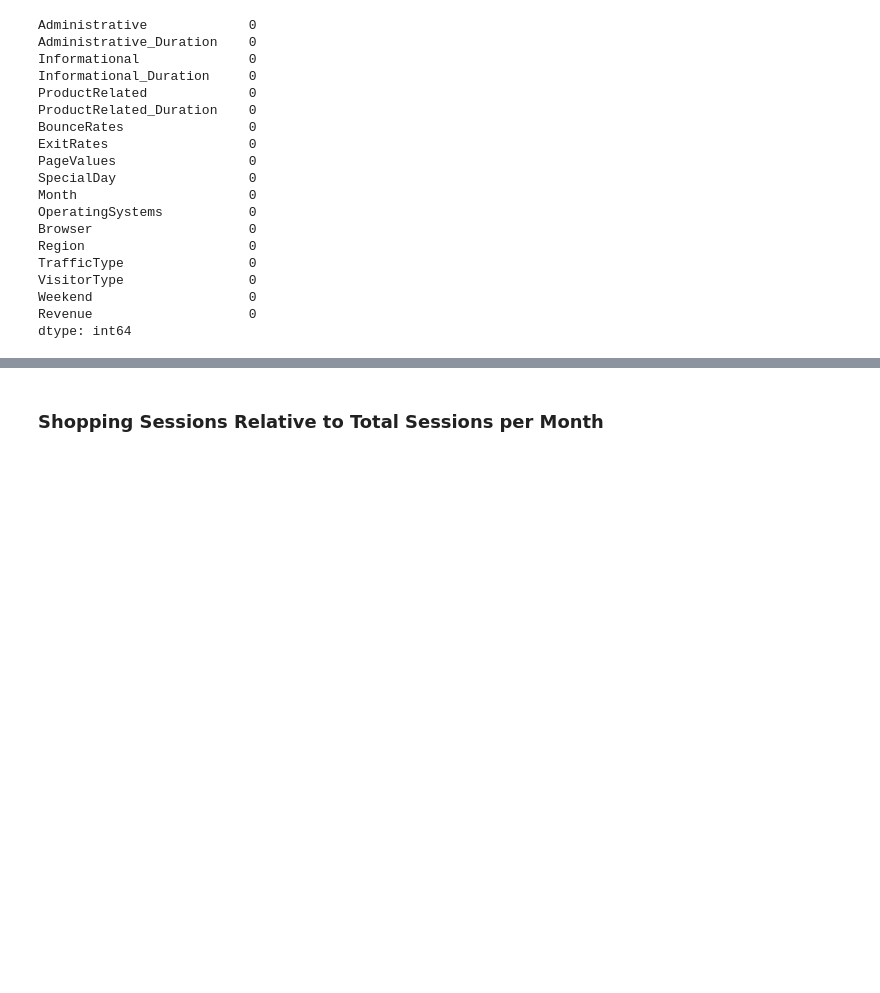
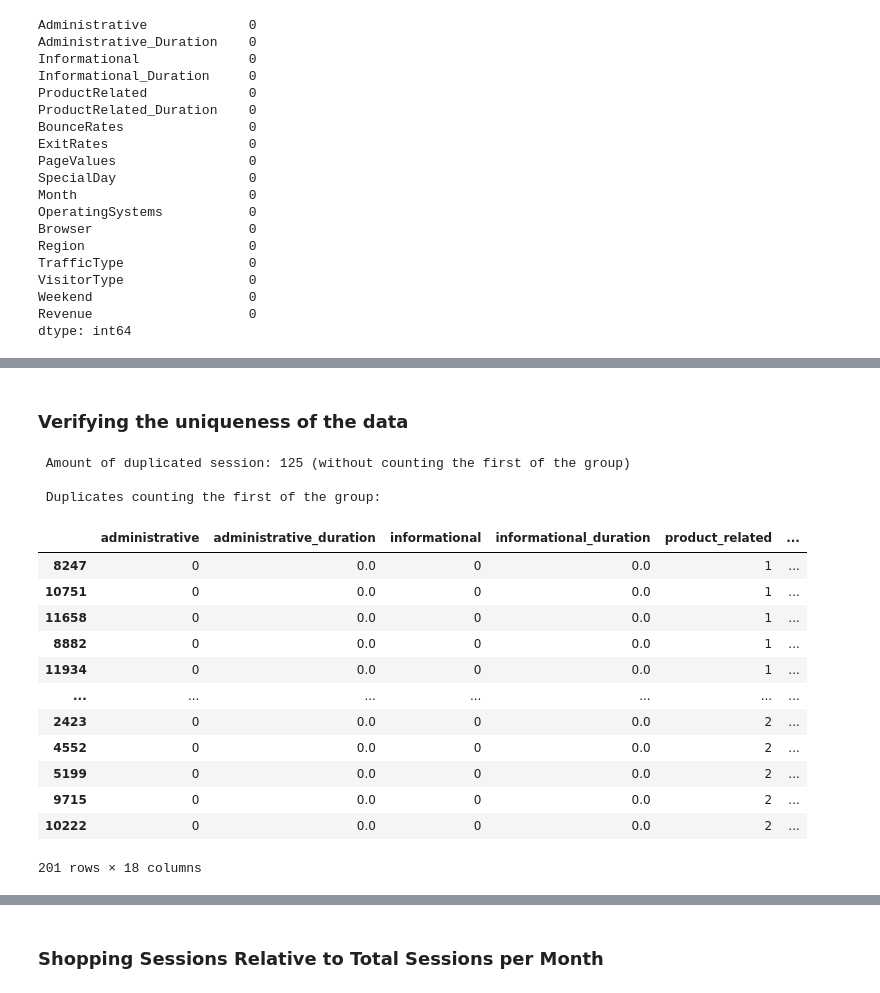
Before and after one commit to tginting-star/RLML_ecommerce_project, a Jupyter notebook: Project/Project code.ipynb, the cells around one changed output, grey strips where cells are left out. Drawn from its saved outputs; the diff is of its cells as text; code cells hidden in the pictures; blank space fills up the shorter version.

```diff
--- a/Project/Project code.ipynb
+++ b/Project/Project code.ipynb
@@ -150,0 +236,25 @@ dtype: int64
+# %% [markdown]
+### Verifying the uniqueness of the data
+# %%
+print(f" Amount of duplicated session: {shoppers_intention_df.duplicated().sum()} (without counting the first of the group)")
+
+dupplicated_sessions = shoppers_intention_df[shoppers_intention_df.duplicated(keep=False)]
+print("\n Duplicates counting the first of the group:")
+dupplicated_sessions.sort_values(list(shoppers_intention_df.columns))
+# %% [output]
+ Amount of duplicated session: 125 (without counting the first of the group)
+
+ Duplicates counting the first of the group:
+|  | administrative | administrative_duration | informational | informational_duration | product_related | ... |
+| 8247 | 0 | 0.0 | 0 | 0.0 | 1 | ... |
+| 10751 | 0 | 0.0 | 0 | 0.0 | 1 | ... |
+| 11658 | 0 | 0.0 | 0 | 0.0 | 1 | ... |
+| 8882 | 0 | 0.0 | 0 | 0.0 | 1 | ... |
+| 11934 | 0 | 0.0 | 0 | 0.0 | 1 | ... |
+| ... | ... | ... | ... | ... | ... | ... |
+| 2423 | 0 | 0.0 | 0 | 0.0 | 2 | ... |
+| 4552 | 0 | 0.0 | 0 | 0.0 | 2 | ... |
+| 5199 | 0 | 0.0 | 0 | 0.0 | 2 | ... |
+| 9715 | 0 | 0.0 | 0 | 0.0 | 2 | ... |
+| 10222 | 0 | 0.0 | 0 | 0.0 | 2 | ... |
+201 rows × 18 columns
```
Also changed, not shown: parts of 41 cells of this notebook, 1 other file.
